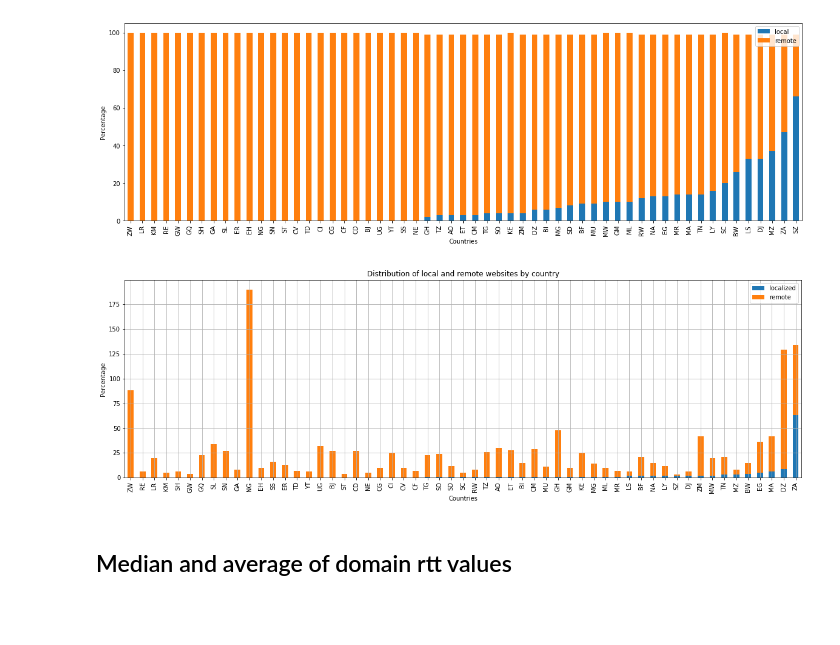
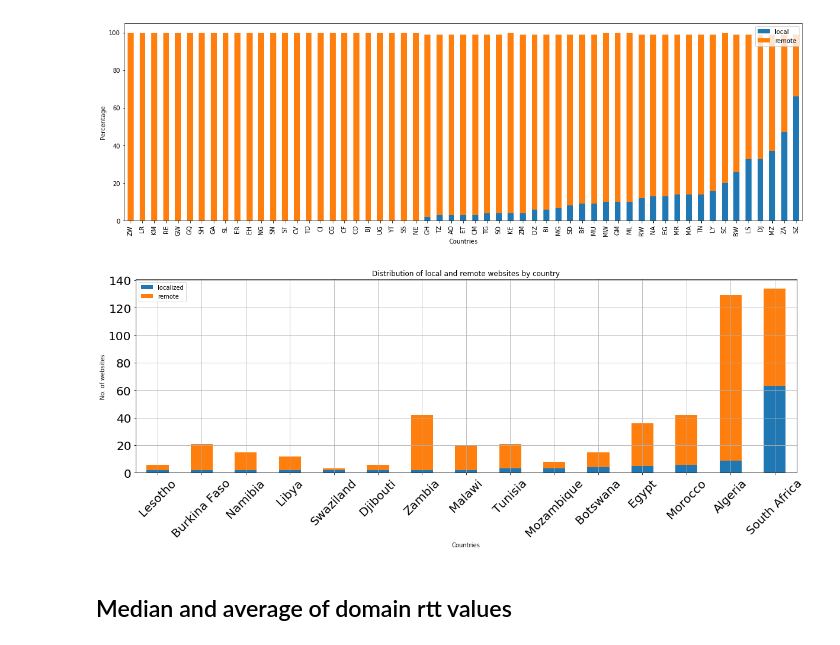
Before and after one commit to AFRINIC-Labs/content-africa-study, a Jupyter notebook: notebooks/plots.ipynb, the cells around one changed output. Saved outputs shown, nothing was run; the diff lists cells and outputs as text; code cells hidden in the pictures; blank space fills up the shorter version.

```diff
--- a/notebooks/plots.ipynb
+++ b/notebooks/plots.ipynb
@@ -244,22 +244,21 @@ plt.show()
 # %% [output]
 [figure]
 # %%
-df = pd.read_csv(DATA_PATH+"view_remote_local_websites_count_view.csv", sep=',', keep_default_na=0)
-#df['localized'] = df['localized'].apply(lambda x: 100*x/df['total'])
-#df['remote'] = df['remote'].apply(lambda y: 100*y/df['total'])
-
-df = df.iloc[:,[0,2,3]]
+df = pd.read_csv("../data/tables/view_remote_local_websites_count.csv", sep=',', keep_default_na=0)
+df = df.iloc[:,[0,1,3,4]]
 df = df.sort_values(by='localized', ascending=True)
 
-df.plot.bar(stacked=True, figsize=(20,6), x='cc')
-plt.ylabel('Percentage')
+df = df.loc[df['localized'] > 1]
+
+df.plot.bar(stacked=True, figsize=(20,6), x='countryname', rot=45, fontsize=20)
+plt.ylabel('No. of websites')
 plt.grid(True)
 plt.title("Distribution of local and remote websites by country")
 plt.xlabel('Countries')
 plt.savefig("../data/plots/distribution_website_local_vs_remote.svg")
 plt.show()
 # %% [output]
-[figure, old version]
+[figure, new version]
 # %% [markdown]
 ## Median and average of domain rtt values
 # %%
```
Also changed, not shown: parts of 6 cells of this notebook, 12 other files.
